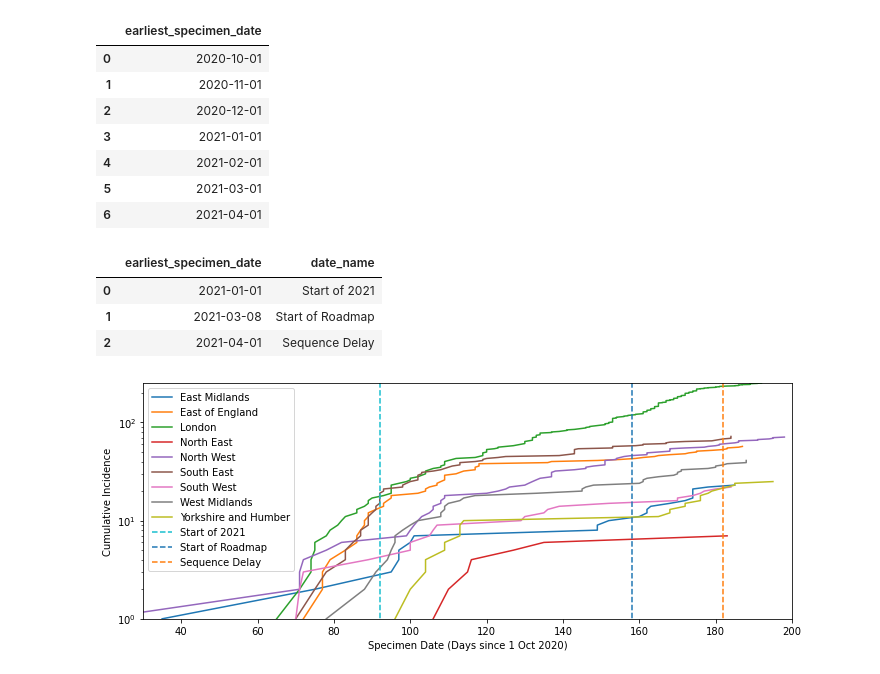
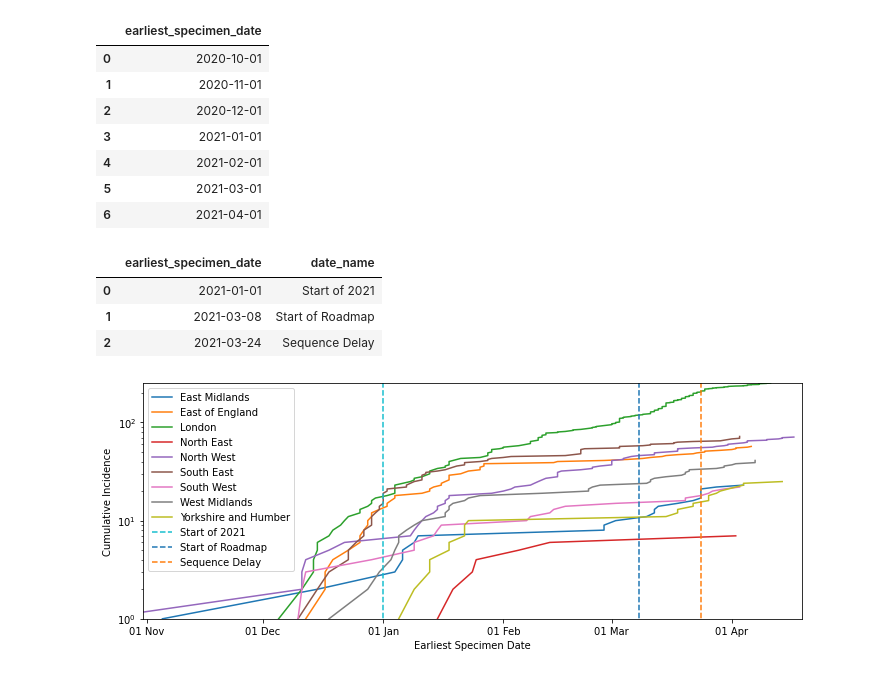
Before and after one commit to JCurran-Sebastian/BPs_for_VoC, a Jupyter notebook: voc_data.ipynb, the cells around one changed output. Cells and saved outputs as stored; diff of their text form; code cells hidden in the pictures.

```diff
--- a/voc_data.ipynb
+++ b/voc_data.ipynb
@@ -57,38 +41,41 @@ monthstarts
 | 4 | 2021-02-01 |
 | 5 | 2021-03-01 |
 | 6 | 2021-04-01 |
+# %%
+def tods(x):
+    return pd.to_datetime(x['earliest_specimen_date'], format='%Y-%m-%d').dt.strftime('%d %b')
 # %%
 keydates = pd.DataFrame([
     ['2021-01-01','Start of 2021'],
     ['2021-03-08','Start of Roadmap'],
-    ['2021-04-01','Sequence Delay'],
+    ['2021-03-24','Sequence Delay'],
 ],columns=['earliest_specimen_date','date_name'])
-#rmd = todays(roadmap)
 keydates
 # %% [output]
 |  | earliest_specimen_date | date_name |
 | 0 | 2021-01-01 | Start of 2021 |
 | 1 | 2021-03-08 | Start of Roadmap |
-| 2 | 2021-04-01 | Sequence Delay |
+| 2 | 2021-03-24 | Sequence Delay |
 # %%
 dfr = df.groupby('PHEC_name').apply(todays)
 # %%
 plt.figure(figsize=(10,4))
 for i in range(0,len(dfr.index)):
     x = dfr[i]
     plt.plot(np.sort(x),np.arange(1,len(x)+1),label=dfr.index[i])
 for i, d in keydates.iterrows():
     plt.plot(todays(d)*np.ones(2),np.array([0,250]),ls='--',label=d.date_name)
 plt.legend()
-plt.xlabel('Specimen Date (Days since 1 Oct 2020)')
+plt.xlabel('Earliest Specimen Date')
 plt.ylabel('Cumulative Incidence')
+plt.xticks(todays(monthstarts),tods(monthstarts))
 plt.xlim([30,200])
 plt.ylim([1,250])
 plt.yscale('log')
 plt.tight_layout()
 #plt.savefig('./voc_region_log.pdf')
 # %% [output]
-[figure, old version]
+[figure, new version]
 # %%
 # From the above, only London seems to exhibit exponential growth so look at that
 li = np.argwhere(dfr.index == 'London')[0]
```
Also changed, not shown: parts of 6 cells of this notebook, 1 other file.
